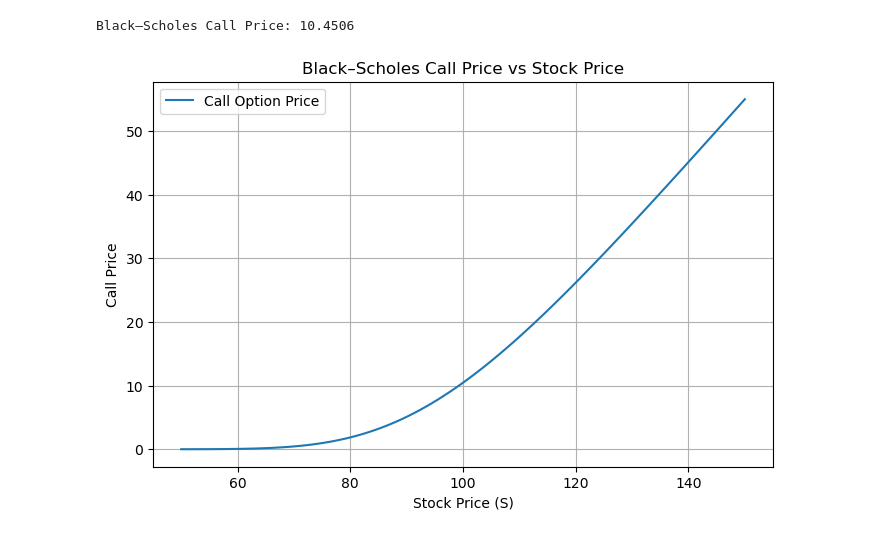
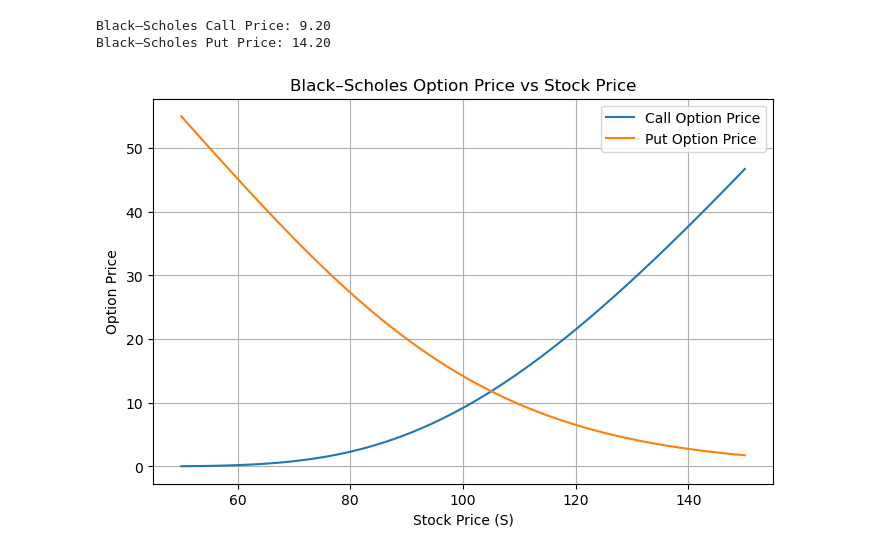
Before and after one commit to olaitann93/option-pricing-project, a Jupyter notebook: notebooks/00_environment_and_examples.ipynb, the cells around one changed output. Drawn from its saved outputs; the diff is of its cells as text; code cells hidden in the pictures.

Commit message:
Week 0: Black-Scholes example with plot

```diff
--- a/notebooks/00_environment_and_examples.ipynb
+++ b/notebooks/00_environment_and_examples.ipynb
@@ -14,29 +7,74 @@ All libraries imported successfully!
 # %%
-# Black–Scholes formula for European Call
-def bs_call(S, K, T, r, sigma):
-    d1 = (np.log(S/K) + (r + 0.5*sigma**2)*T) / (sigma*np.sqrt(T))
-    d2 = d1 - sigma*np.sqrt(T)
-    return (S * si.norm.cdf(d1, 0.0, 1.0)
-            - K * np.exp(-r*T) * si.norm.cdf(d2, 0.0, 1.0))
+# Black–Scholes formula for European Option
+import numpy as np
+from scipy.stats import norm
+
+
+def bs_pricing(S0, K, r, sigma, t, T, opt_type='C'):
+    """Black–Scholes price for European option and analytical Greeks"""
+    ttm = T-t
+
+    if ttm < 0:
+        return 0.0
+    elif ttm == 0.0:
+        if opt_type == 'C':
+            return np.maximum(S0 - K, 0.0)
+        else:
+            return np.maximum(K - S0, 0.0)
+
+    num = np.log(S0/K) + (r - 0.5 * sigma**2) * ttm
+    den = sigma * np.sqrt(ttm)
+    d2 = num/den
+
+    d1 = d2 + den
+
+    if opt_type == 'C':
+        price = S0 * norm.cdf(d1) - K * np.exp(-r * ttm) * norm.cdf(d2)
+        delta = norm.cdf(d1)
+        theta = (-(S0 * norm.pdf(d1)) * sigma / 2 * np.sqrt(ttm)) - r * K * np.exp(-r * ttm) * norm.cdf(d2)
+        rho = ttm * K * np.exp(-r * ttm) * norm.cdf(d2)
+    else:
+        price = K * np.exp(-r * ttm) * norm.cdf(-d2) - S0 * norm.cdf(-d1)
+        delta = norm.cdf(d1) - 1
+        theta = (-(S0 * norm.pdf(d1)) * sigma / 2 * np.sqrt(ttm)) + r * K * np.exp(-r * ttm) * norm.cdf(-d2)
+        rho = -ttm * K * np.exp(-r * ttm) * norm.cdf(-d2)
+
+    gamma = norm.pdf(d1)/(S0 * den)
+    vega = S0 * norm.pdf(d1) * np.sqrt(ttm)
+
+    return {
+        'time':ttm,
+        'price':price,
+        'delta':delta,
+        'gamma':gamma,
+        'vega':vega,
+        'theta':theta,
+        'rho':rho
+    }
 
 # Example parameters
-S, K, T, r, sigma = 100, 100, 1, 0.05, 0.2
-call_price = bs_call(S, K, T, r, sigma)
-print(f"Black–Scholes Call Price: {call_price:.4f}")
+S0, K, r, sigma, t, T = 100, 105, 0, 0.2, 0, 2
+call_price = bs_pricing(S0, K, r, sigma, t, T, 'C')['price']
+put_price = bs_pricing(S0, K, r, sigma, t, T, 'P')['price']
+print(f"Black–Scholes Call Price: {call_price:.2f}")
+print(f"Black–Scholes Put Price: {put_price:.2f}")
 # %% [output]
-Black–Scholes Call Price: 10.4506
+Black–Scholes Call Price: 9.20
+Black–Scholes Put Price: 14.20
 # %%
 # Plot: Call option price vs Stock price
 S_range = np.linspace(50, 150, 100)  # stock price from 50 to 150
-prices = [bs_call(s, K, T, r, sigma) for s in S_range]
+call_values = [bs_pricing(s, K, r, sigma, t, T, 'C')['price'] for s in S_range]
+put_values = [bs_pricing(s, K, r, sigma, t, T, 'P')['price'] for s in S_range]
 
 plt.figure(figsize=(8,5))
-plt.plot(S_range, prices, label="Call Option Price")
-plt.title("Black–Scholes Call Price vs Stock Price")
+plt.plot(S_range, call_values, label="Call Option Price")
+plt.plot(S_range, put_values, label="Put Option Price")
+plt.title("Black–Scholes Option Price vs Stock Price")
 plt.xlabel("Stock Price (S)")
-plt.ylabel("Call Price")
+plt.ylabel("Option Price")
 plt.legend()
 plt.grid(True)
 plt.show()
 # %% [output]
-[figure, old version]
+[figure, new version]
```
Also changed, not shown: parts of 1 cell of this notebook.
